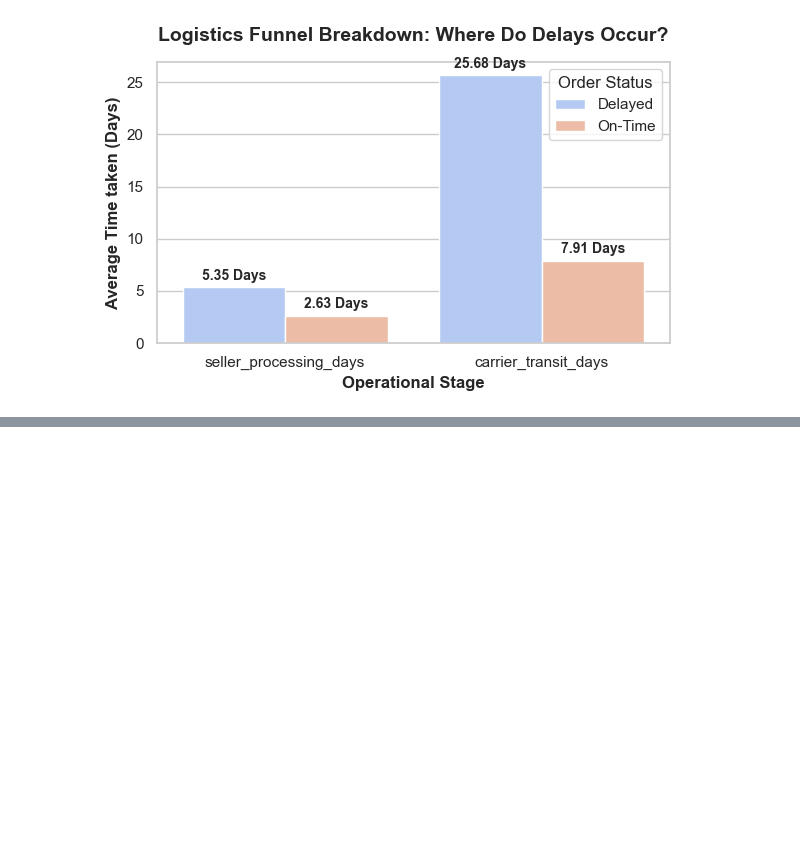
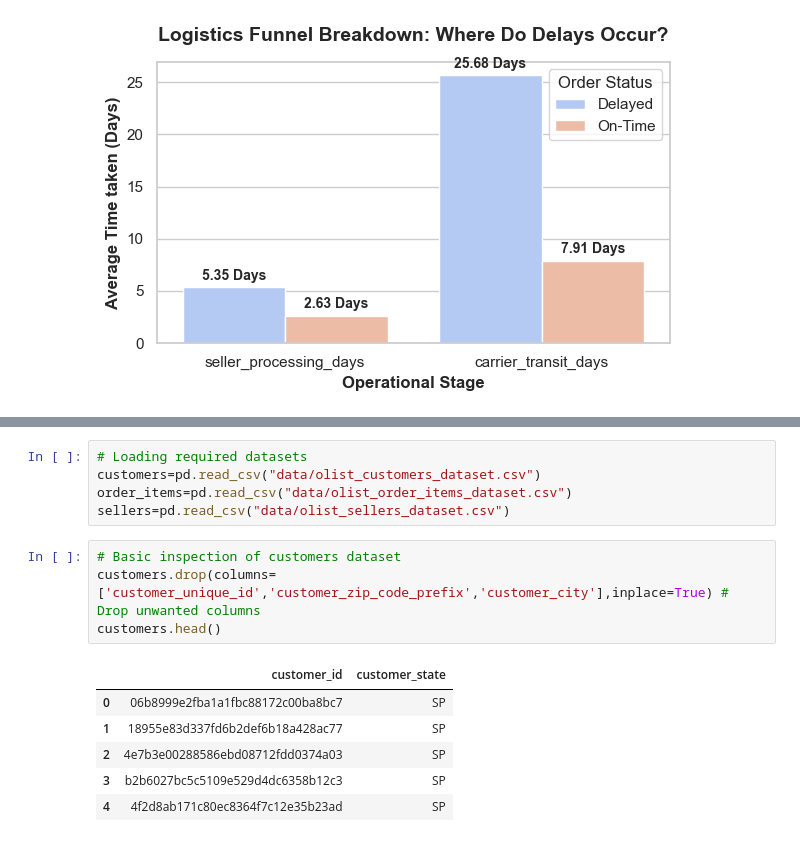
Before and after one commit to omkaryadav-11/olist-delivery-analysis, a Jupyter notebook: analysis.ipynb, the cells around one changed output, grey strips where cells are left out. Saved outputs shown, nothing was run; the diff lists cells and outputs as text; blank space fills up the shorter version.

```diff
--- a/analysis.ipynb
+++ b/analysis.ipynb
@@ -529,0 +567,16 @@ plt.show()
+# %%
+# Loading required datasets
+customers=pd.read_csv("data/olist_customers_dataset.csv")
+order_items=pd.read_csv("data/olist_order_items_dataset.csv")
+sellers=pd.read_csv("data/olist_sellers_dataset.csv")
+# %%
+# Basic inspection of customers dataset
+customers.drop(columns=['customer_unique_id','customer_zip_code_prefix','customer_city'],inplace=True) # Drop unwanted columns
+customers.head()
+# %% [output]
+|  | customer_id | customer_state |
+| 0 | 06b8999e2fba1a1fbc88172c00ba8bc7 | SP |
+| 1 | 18955e83d337fd6b2def6b18a428ac77 | SP |
+| 2 | 4e7b3e00288586ebd08712fdd0374a03 | SP |
+| 3 | b2b6027bc5c5109e529d4dc6358b12c3 | SP |
+| 4 | 4f2d8ab171c80ec8364f7c12e35b23ad | SP |
```
Also changed, not shown: parts of 15 cells of this notebook.
